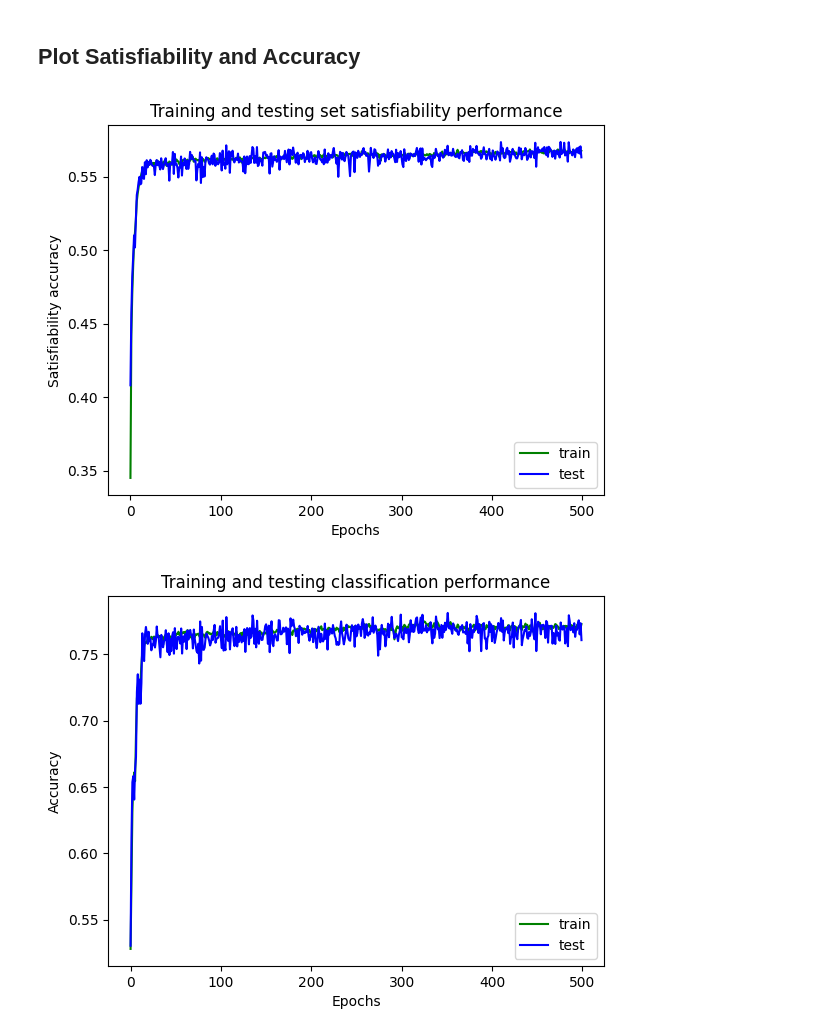
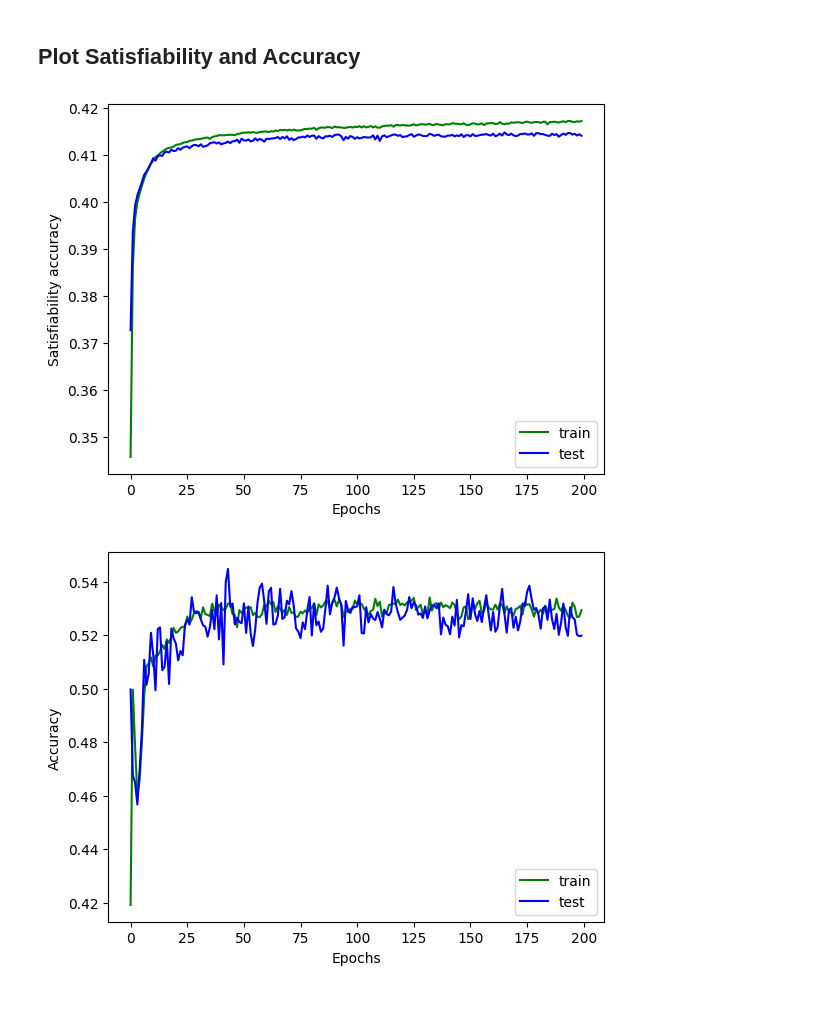
Before and after one commit to Saraavana/reclamation-processing, a Jupyter notebook: Neuro-symbolic-AI/LTN/multiclass_classification_1.ipynb, the cells around one changed output. Cells and saved outputs as stored; diff of their text form; code cells hidden in the pictures; blank space fills up the shorter version.

Commit message:
neurasp, slash, tabnet training

```diff
--- a/Neuro-symbolic-AI/LTN/multiclass_classification_1.ipynb
+++ b/Neuro-symbolic-AI/LTN/multiclass_classification_1.ipynb
@@ -268,36 +382,38 @@ model.load_weights('./checkpoints/d1.7m_loote_500ep.ckpt')
 # %%
 import pandas as pd
 import matplotlib.pyplot as plt
 
 # file = pd.read_csv('intellizenz_results_v1.csv')
 # file = pd.read_csv('intellizenz_results_v2.csv')
-file = pd.read_csv('intellizenz_results_v4.csv')
+# file = pd.read_csv('intellizenz_results_v4.csv')
+# file = pd.read_csv('intellizenz_results_v5.csv')
+file = pd.read_csv('intellizenz_results_v6.csv')
 
 
 sat_train_acc = file['train_sat_kb']
 sat_test_acc = file['test_sat_kb']
 
 train_acc = file['train_accuracy']
 test_acc = file['test_accuracy']
 
 epochs = file['Epoch']
 
 plt.plot(epochs, sat_train_acc, 'g', label='train')
 plt.plot(epochs, sat_test_acc, 'b', label='test')
-plt.title('Training and testing set satisfiability performance')
+# plt.title('Training and testing set satisfiability performance')
 plt.xlabel('Epochs')
 plt.ylabel('Satisfiability accuracy')
 plt.legend()
 plt.show()
 # %% [output]
-[figure, old version]
+[figure, new version]
 # %%
 plt.plot(epochs, train_acc, 'g', label='train')
 plt.plot(epochs, test_acc, 'b', label='test')
-plt.title('Training and testing classification performance')
+# plt.title('Training and testing classification performance')
 plt.xlabel('Epochs')
 plt.ylabel('Accuracy')
 plt.legend()
 plt.show()
 # %% [output]
-[figure, old version]
+[figure, new version]
```
Also changed, not shown: parts of 17 cells of this notebook, 30 other files.
